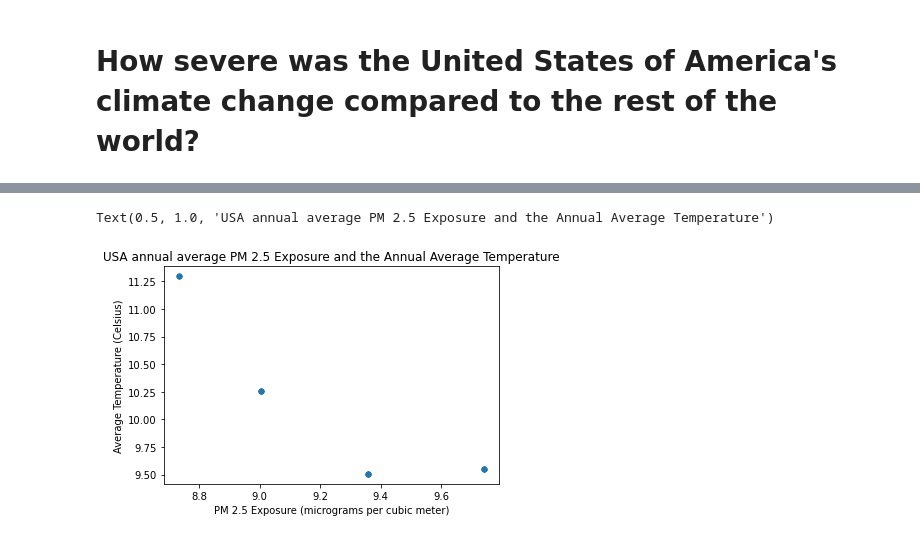
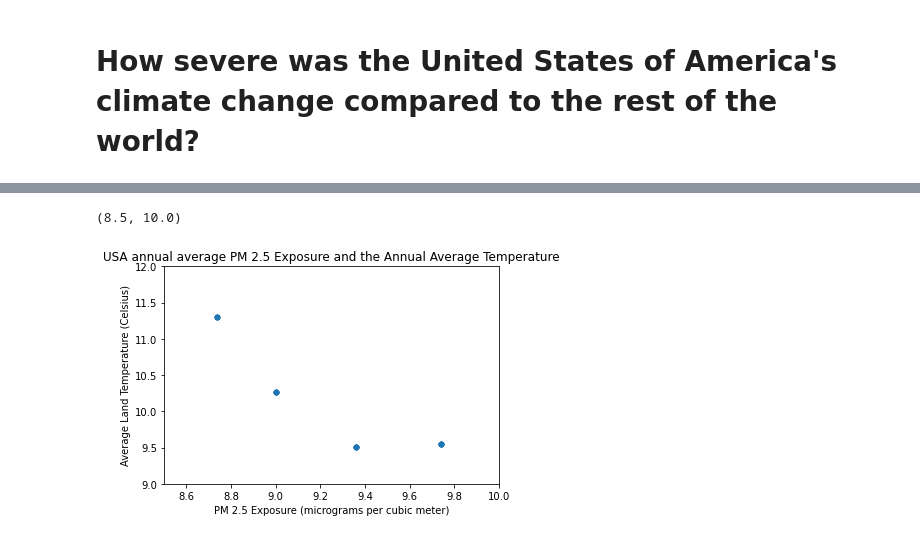
Before and after one commit to ECO225W2022/create-your-project-repository-YujiaChai, a Jupyter notebook: ECO 225 - Assignment 1.ipynb, the cells around one changed output, grey strips where cells are left out. Saved outputs shown, nothing was run; the diff lists cells and outputs as text; code cells hidden in the pictures.

```diff
--- a/ECO 225 - Assignment 1.ipynb
+++ b/ECO 225 - Assignment 1.ipynb
@@ -41,9 +49,9 @@ The first independent variable I choose is the time zone, which is measured in y
 # %%
-us_t = country_temperature.groupby("Country").get_group("United States")
+us_t = country_t.groupby("Country").get_group("United States")
 usa_t = pd.DataFrame({"Year" : [x[:4] for x in us_t["dt"]], "Monthly Average Land Temperature" : us_t["AverageTemperature"]})
 
 # Describe the summary statistics of the independent variable year and dependent variable Average Land Temperature
-usa_t[usa_t["Year"]>"2002"].groupby("Year").describe()
+usa_t[usa_t["Year"]>"1992"].groupby("Year").describe()
 # %% [output]
 |  | Monthly Average Land Temperature |  |  |  |  |  |  |  |
 |  | count | mean | std | min | 25% | 50% | 75% | max |
@@ -91,7 +139,7 @@ Text(0.5, 1.0, 'Annual Average Land Temperature of USA from 2003 to 2013')
 # %%
 # Merge the temperature data and the pm2.5 data
-temp_air = pd.merge(usa_t[usa_t["Year"]>"2009"], us_poll_1, on="Year").set_index("Year")
-temp_air["Annual Average Temperature"] = usa_t[usa_t["Year"]>"2009"].groupby("Year")["Monthly Average Land Temperature"].mean()
+temp_air = pd.merge(usa_t[usa_t["Year"]>"2002"], us_poll_1, on="Year").set_index("Year")
+temp_air["Annual Average Land Temperature"] = usa_t[usa_t["Year"]>"2009"].groupby("Year")["Monthly Average Land Temperature"].mean()
 
 # Describe the summary statistics of the independent variable pm2.5 concentration
 # and the dependent variable Average Land Temperature
@@ -107,12 +165,14 @@ temp_air.drop(["Monthly Average Land Temperature"], axis=1).groupby("pm2.5").des
 # %%
 # graph 3
 # graph the scatter plot of the Data of USA from 2010 to 2013
 # X : PM2.5 micrograms per cubic meter
 # Y : Average temperature (Celsius)
-us_dot = temp_air.plot(kind="scatter", x="pm2.5", y="Annual Average Temperature")
-us_dot.set_ylabel("Average Temperature (Celsius)")
+us_dot = temp_air.plot(kind="scatter", x="pm2.5", y="Annual Average Land Temperature")
+us_dot.set_ylabel("Average Land Temperature (Celsius)")
 us_dot.set_xlabel("PM 2.5 Exposure (micrograms per cubic meter)")
 us_dot.set_title("USA annual average PM 2.5 Exposure and the Annual Average Temperature")
+us_dot.set_ylim(9.00, 12.00)
+us_dot.set_xlim(8.5, 10)
 # %% [output]
-Text(0.5, 1.0, 'USA annual average PM 2.5 Exposure and the Annual Average Temperature')
+(8.5, 10.0)
-[figure, old version]
+[figure, new version]
```
Also changed, not shown: parts of 14 cells of this notebook.
